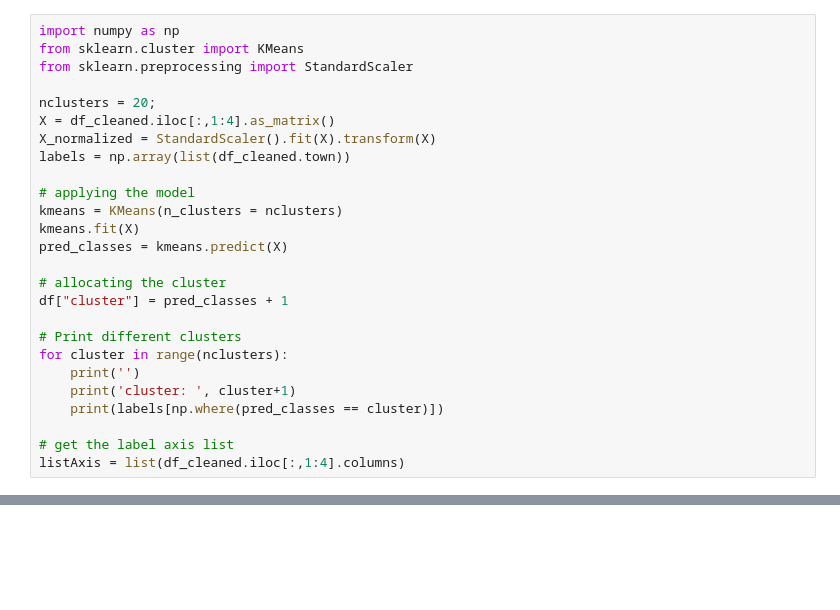
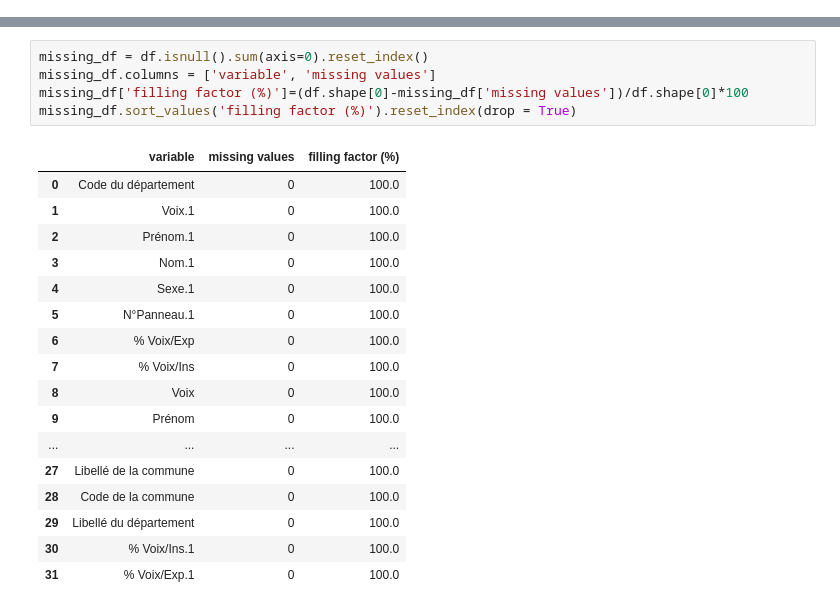
Before and after one commit to n-naoufal/ML-DL-from-scratch, a Jupyter notebook: checking_cleaning_data.ipynb, the cells around one changed output, grey strips where cells are left out. Cells and saved outputs as stored; diff of their text form; blank space fills up the shorter version.

```diff
--- a/checking_cleaning_data.ipynb
+++ b/checking_cleaning_data.ipynb
@@ -60,26 +42,0 @@ new dataset
-# %%
-import numpy as np
-from sklearn.cluster import KMeans
-from sklearn.preprocessing import StandardScaler
-
-nclusters = 20;
-X = df_cleaned.iloc[:,1:4].as_matrix()
-X_normalized = StandardScaler().fit(X).transform(X)
-labels = np.array(list(df_cleaned.town))
-
-# applying the model
-kmeans = KMeans(n_clusters = nclusters)
-kmeans.fit(X)
-pred_classes = kmeans.predict(X)
-
-# allocating the cluster
-df["cluster"] = pred_classes + 1
-
-# Print different clusters
-for cluster in range(nclusters):
-    print('')
-    print('cluster: ', cluster+1)
-    print(labels[np.where(pred_classes == cluster)])
-
-# get the label axis list
-listAxis = list(df_cleaned.iloc[:,1:4].columns)
@@ -275,0 +70,23 @@ Accuracy of test set :  0.669652855543
+# %%
+missing_df = df.isnull().sum(axis=0).reset_index()
+missing_df.columns = ['variable', 'missing values']
+missing_df['filling factor (%)']=(df.shape[0]-missing_df['missing values'])/df.shape[0]*100
+missing_df.sort_values('filling factor (%)').reset_index(drop = True)
+# %% [output]
+|  | variable | missing values | filling factor (%) |
+| 0 | Code du département | 0 | 100.0 |
+| 1 | Voix.1 | 0 | 100.0 |
+| 2 | Prénom.1 | 0 | 100.0 |
+| 3 | Nom.1 | 0 | 100.0 |
+| 4 | Sexe.1 | 0 | 100.0 |
+| 5 | N°Panneau.1 | 0 | 100.0 |
+| 6 | % Voix/Exp | 0 | 100.0 |
+| 7 | % Voix/Ins | 0 | 100.0 |
+| 8 | Voix | 0 | 100.0 |
+| 9 | Prénom | 0 | 100.0 |
+| ... | ... | ... | ... |
+| 27 | Libellé de la commune | 0 | 100.0 |
+| 28 | Code de la commune | 0 | 100.0 |
+| 29 | Libellé du département | 0 | 100.0 |
+| 30 | % Voix/Ins.1 | 0 | 100.0 |
+| 31 | % Voix/Exp.1 | 0 | 100.0 |
```
Also changed, not shown: parts of 18 cells of this notebook, 10 other files.
